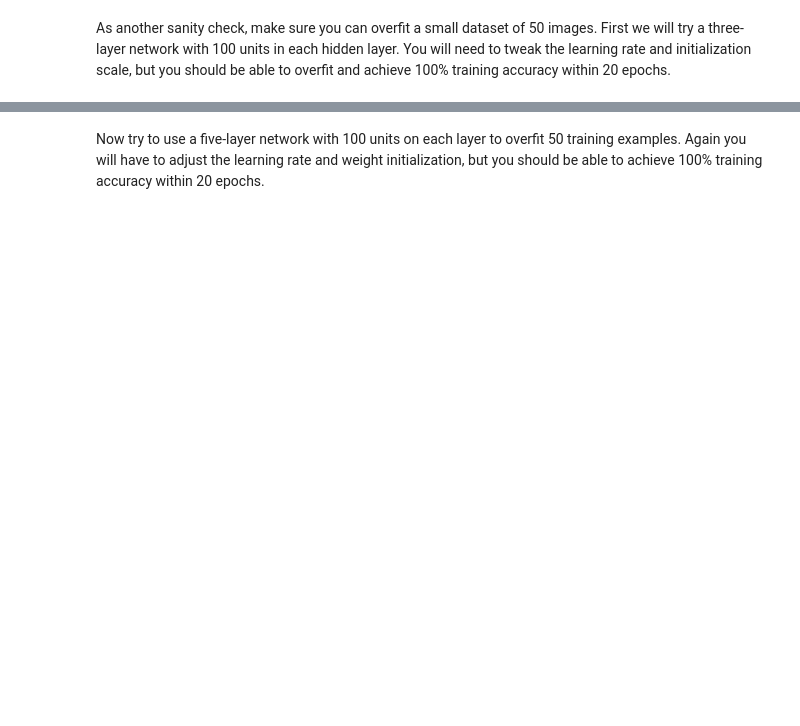
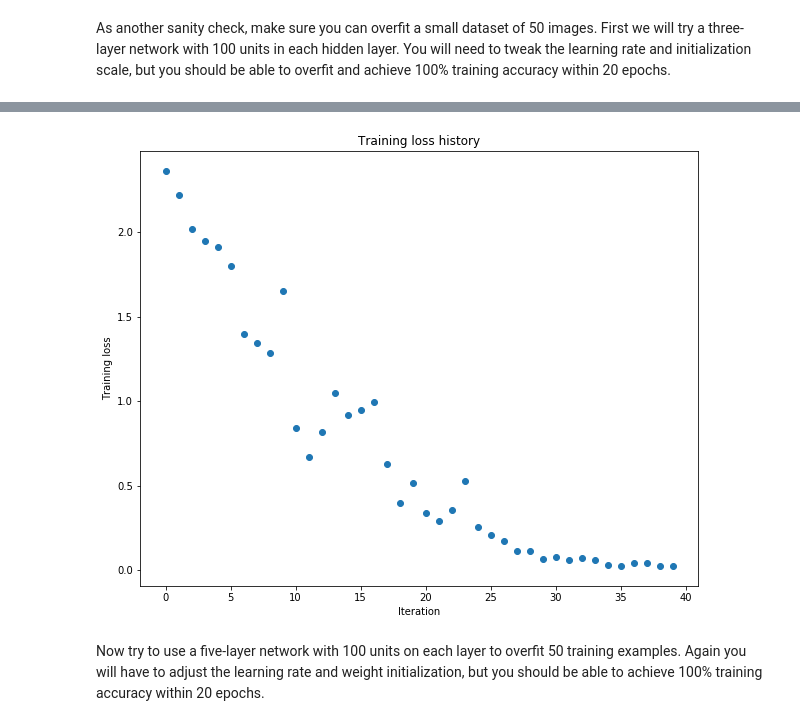
Before and after one commit to zxwitsme/cs231n_a2, a Jupyter notebook: FullyConnectedNets.ipynb, the cells around one changed output, grey strips where cells are left out. Cells and saved outputs as stored; diff of their text form; code cells hidden in the pictures; blank space fills up the shorter version.

```diff
--- a/FullyConnectedNets.ipynb
+++ b/FullyConnectedNets.ipynb
@@ -339,0 +346,36 @@ pass
+# %%
+solver = None
+
+##############################################################################
+# TODO: Use a Solver instance to train a TwoLayerNet that achieves at least  #
+# 50% accuracy on the validation set.                                        #
+##############################################################################
+
+N = data['X_train'].shape[0]
+D = data['X_train'].shape[1]*data['X_train'].shape[2]*data['X_train'].shape[3]
+H = 400
+C = 10
+print(N)
+print(D)
+print(H)
+print(C)
+std = 1e-3
+mean_image = np.mean(data['X_train'], axis=0)
+data['X_train'] -= mean_image
+data['X_val'] -= mean_image
+data['X_test'] -= mean_image
+
+model = TwoLayerNet(input_dim=D, hidden_dim=H, num_classes=C, weight_scale=std, reg=0.001)
+solver = Solver(model, data,
+                    update_rule='sgd',
+                    optim_config={
+                      'learning_rate': 7.2*1e-4,
+                    },
+                    lr_decay=0.95,
+                    num_epochs=10, batch_size=256,
+                    print_every=100)
+solver.train()
+pass
+##############################################################################
+#                             END OF YOUR CODE                               #
+##############################################################################
@@ -398,8 +477,10 @@ small_data = {
   'y_val': data['y_val'],
 }
 
+#weight_scale = 1e-2
+#learning_rate = 1e-4
 weight_scale = 1e-2
-learning_rate = 1e-4
+learning_rate = 1e-2
 model = FullyConnectedNet([100, 100],
               weight_scale=weight_scale, dtype=np.float64)
 solver = Solver(model, small_data,
@@ -416,3 +497,4 @@ plt.title('Training loss history')
 plt.xlabel('Iteration')
 plt.ylabel('Training loss')
 plt.show()
+# %% [output]
@@ -419,3 +518,4 @@ plt.show()
+[figure, added]
 # %% [markdown]
 Now try to use a five-layer network with 100 units on each layer to overfit 50 training examples. Again you will have to adjust the learning rate and weight initialization, but you should be able to achieve 100% training accuracy within 20 epochs.
 # %%
```
Also changed, not shown: parts of 18 cells of this notebook, 5 other files.
